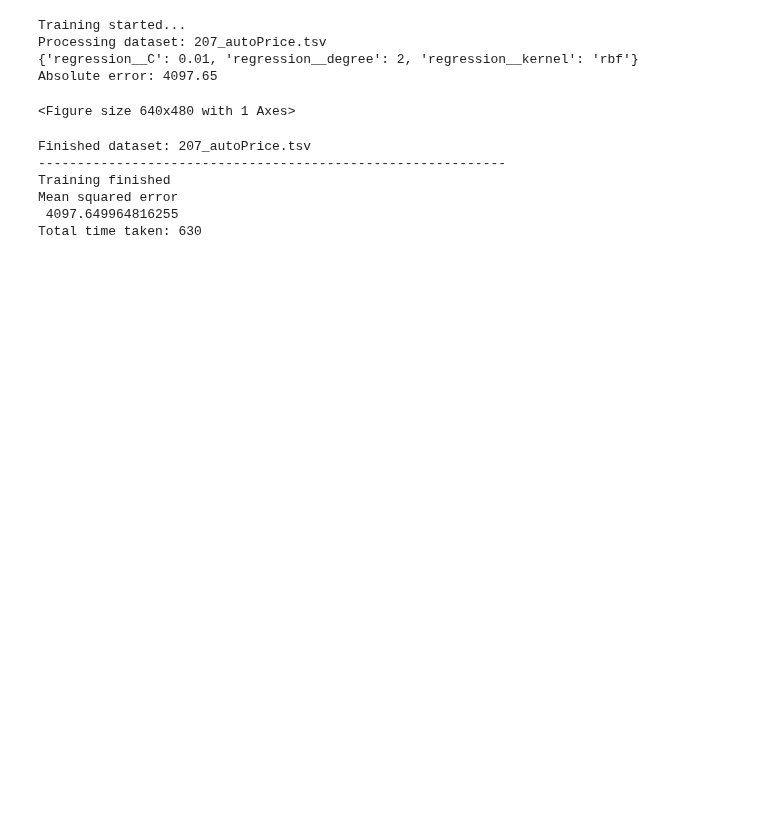
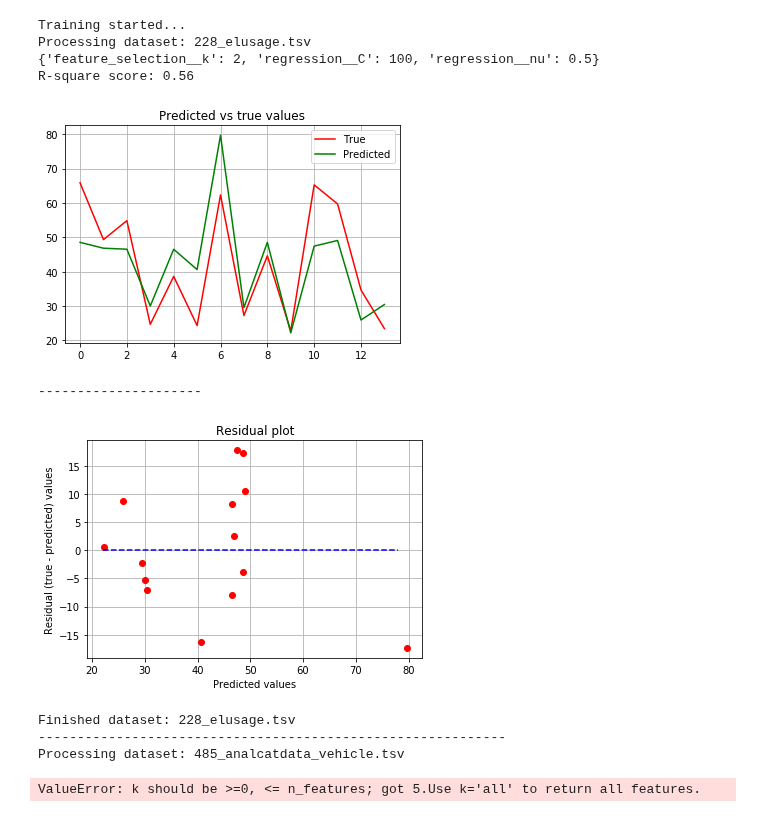
Before and after one commit to anuprulez/pmlb_regression, a Jupyter notebook: analyze_regression_nuSVR.ipynb, the cells around one changed output. Drawn from its saved outputs; the diff is of its cells as text; code cells hidden in the pictures; blank space fills up the shorter version.

```diff
--- a/analyze_regression_nuSVR.ipynb
+++ b/analyze_regression_nuSVR.ipynb
@@ -15,16 +15,17 @@ from skrebate import ReliefF, SURF, TuRF, SURFstar
 from sklearn.decomposition import *
 from sklearn.model_selection import GridSearchCV, RandomizedSearchCV
 
+import warnings
+warnings.filterwarnings('ignore')
+
 start_time = time.time()
 datasets = ["228_elusage.tsv", "485_analcatdata_vehicle.tsv", "523_analcatdata_neavote.tsv", \
             '663_rabe_266.tsv', '687_sleuth_ex1605.tsv']
 
-datasets = ["207_autoPrice.tsv"]
-
 
 regressor = Pipeline([
-  ('preprocessing1', preprocessing.RobustScaler()),
-  ('feature_selection', SelectFpr(score_func=f_regression)),
+  #('preprocessing1', preprocessing.RobustScaler()),
+  ('feature_selection', SelectKBest(f_regression)),
   ('regression', svm.NuSVR())
 ])
 
@@ -32,17 +33,18 @@ regressor = Pipeline([
 parameters = [{'feature_selection__k': [1, 2, 3, 4, 5, 8, 15], \
     'regression__nu':[0.001, 0.005, 0.01, 0.1, 0.5, .1], \
     'regression__C':[0.01, 0.1, 0.05, 1, 2, 5, 10, 50, 100], \
-    'regression__kernel':['linear', 'poly', 'rbf', 'sigmoid', 'precomputed'], \
-    'regression__degree':[2, 3, 4, 5], \
-    'regression__gamma':[0.01, 0.1, 0.05, 'auto'], \
-    'regression__coef0':[00.0, .01, 0.1, 0.05, 1, 2, 5, 10, 50, 100], \
-    'regression__shrinking':[True, False], \
-    'regression__toI':[0.0001, 0.01, 0.1, 0.5, 1, 2], \
+    #'regression__kernel':['linear', 'poly', 'rbf', 'sigmoid', 'precomputed'], \
+    #'regression__degree':[2, 3, 4, 5], \
+    #'regression__gamma':[0.01, 0.1, 0.05, 'auto'], \
+    #'regression__coef0':[00.0, .01, 0.1, 0.05, 1, 2, 5, 10, 50, 100], \
+    #'regression__shrinking':[True, False], \
+    #'regression__toI':[0.0001, 0.01, 0.1, 0.5, 1, 2], \
 }]
 
 
 print('Training started...')
 dataset_accuracies = list()
+r2_scores = list()
 for d_set in datasets:
     print("Processing dataset: %s" % d_set)
     data_path = "data/" + d_set
@@ -52,45 +54,61 @@ for d_set in datasets:
     X_train, X_test, y_train, y_test = model_selection.train_test_split(data, label, test_size=0.25, random_state=42)
 
     X_train = X_train.values
     X_test = X_test.values
     y_train = y_train.values
     y_test = y_test.values
 
-    optimized_regressor = GridSearchCV(regressor, nuSVR_parameters, cv=5, error_score=0)
+    optimized_regressor = GridSearchCV(regressor, parameters, cv=5, error_score=0)
 
     optimized_regressor.fit(X_train, y_train)
     best_regressor = optimized_regressor.best_estimator_
     best_result = optimized_regressor.cv_results_
 
     print(optimized_regressor.best_params_)
     prediction = best_regressor.predict(X_test)
 
-    mse = np.mean([np.abs(x-y) for x, y in zip(prediction, y_test)])
-    print("Absolute error: %0.2f" % mse)
-    dataset_accuracies.append(mse)
+    r2_square = metrics.r2_score(y_test, prediction)
+    r2_scores.append(r2_square)
+    residual = y_test - prediction
+    print("R-square score: %0.2f" % r2_square)
 
     plt.figure()
     plt.plot(y_test, color='r')
     plt.plot(prediction, color='g')
     plt.grid(True)
     plt.legend(['True', 'Predicted'])
+    plt.title('Predicted vs true values')
     plt.show()
+
+    print("---------------------")
+
+    plt.figure()
+    plt.plot(prediction, residual, 'ro')
+    max_pred = int(np.max(prediction))
+    min_pred = int(np.min(prediction))
+    plt.plot(np.arange(min_pred, max_pred), [0 for i in range(max_pred - min_pred)], 'b--')
+    plt.grid(True)
+    plt.xlabel('Predicted values')
+    plt.ylabel('Residual (true - predicted) values')
+    plt.title('Residual plot')
+    plt.show()
+
     print("Finished dataset: %s" % d_set)
     print("------------------------------------------------------------")
 
 print('Training finished')
-print("Mean squared error \n", np.mean(dataset_accuracies))
+print("Mean R2 square: \n", np.mean(r2_scores))
 end_time = time.time()
 print('Total time taken: %d seconds' % int(end_time - start_time))
 # %% [output]
 Training started...
-Processing dataset: 207_autoPrice.tsv
-{'regression__C': 0.01, 'regression__degree': 2, 'regression__kernel': 'rbf'}
-Absolute error: 4097.65
+Processing dataset: 228_elusage.tsv
+{'feature_selection__k': 2, 'regression__C': 100, 'regression__nu': 0.5}
+R-square score: 0.56
+[figure, added]
-<Figure size 640x480 with 1 Axes>
+---------------------
+[figure, added]
-Finished dataset: 207_autoPrice.tsv
+Finished dataset: 228_elusage.tsv
 ------------------------------------------------------------
-Training finished
-Mean squared error
- 4097.649964816255
-Total time taken: 630
+Processing dataset: 485_analcatdata_vehicle.tsv
+ValueError: k should be >=0, <= n_features; got 5.Use k='all' to return all features.
```
Also changed, not shown: 10 other files.
